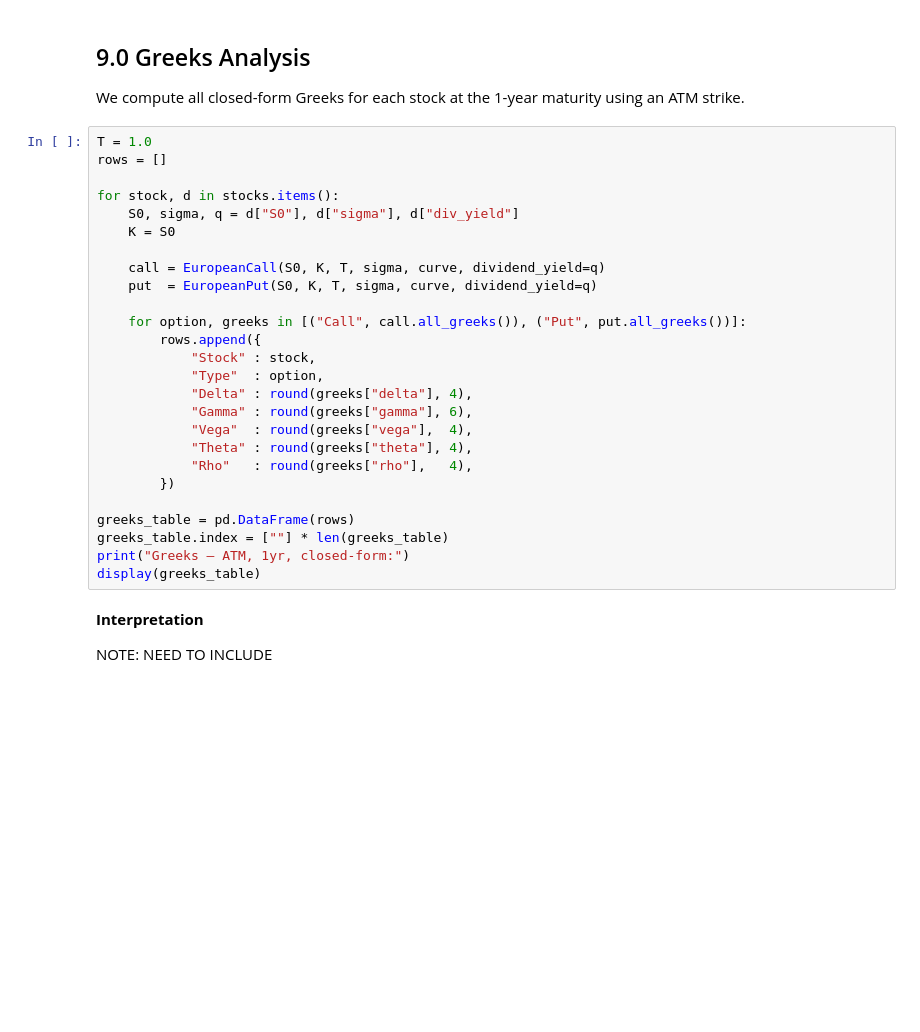
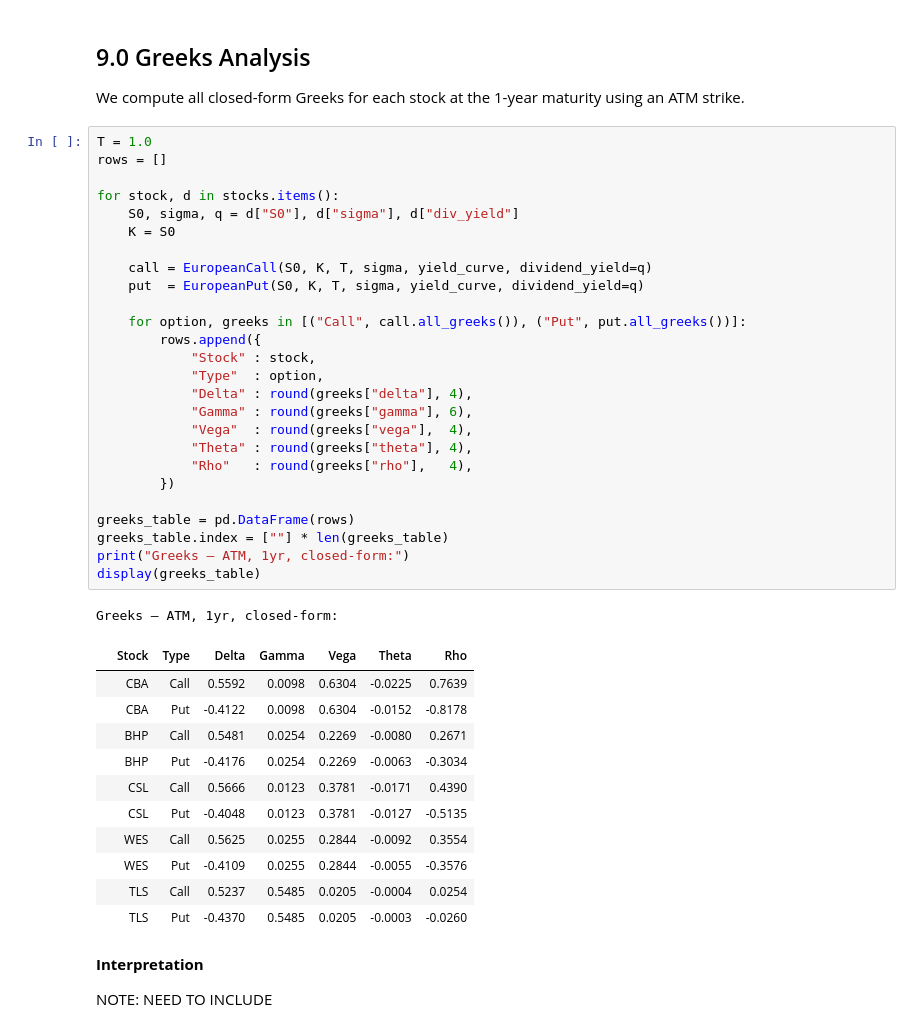
Before and after one commit to indigohill/FINM3422_A3_T7_G1_DP, a Jupyter notebook: notebooks/derivatives_exploration.ipynb, the cells around one changed output. Saved outputs shown, nothing was run; the diff lists cells and outputs as text; blank space fills up the shorter version.

```diff
--- a/notebooks/derivatives_exploration.ipynb
+++ b/notebooks/derivatives_exploration.ipynb
@@ -324,29 +392,42 @@ We compute all closed-form Greeks for each stock at the 1-year maturity using an
 # %%
 T = 1.0
 rows = []
 
 for stock, d in stocks.items():
     S0, sigma, q = d["S0"], d["sigma"], d["div_yield"]
     K = S0
 
-    call = EuropeanCall(S0, K, T, sigma, curve, dividend_yield=q)
-    put  = EuropeanPut(S0, K, T, sigma, curve, dividend_yield=q)
+    call = EuropeanCall(S0, K, T, sigma, yield_curve, dividend_yield=q)
+    put  = EuropeanPut(S0, K, T, sigma, yield_curve, dividend_yield=q)
 
     for option, greeks in [("Call", call.all_greeks()), ("Put", put.all_greeks())]:
         rows.append({
             "Stock" : stock,
             "Type"  : option,
             "Delta" : round(greeks["delta"], 4),
             "Gamma" : round(greeks["gamma"], 6),
             "Vega"  : round(greeks["vega"],  4),
             "Theta" : round(greeks["theta"], 4),
             "Rho"   : round(greeks["rho"],   4),
         })
 
 greeks_table = pd.DataFrame(rows)
 greeks_table.index = [""] * len(greeks_table)
 print("Greeks — ATM, 1yr, closed-form:")
 display(greeks_table)
+# %% [output]
+Greeks — ATM, 1yr, closed-form:
+|  | Stock | Type | Delta | Gamma | Vega | Theta | Rho |
+|  | CBA | Call | 0.5592 | 0.0098 | 0.6304 | -0.0225 | 0.7639 |
+|  | CBA | Put | -0.4122 | 0.0098 | 0.6304 | -0.0152 | -0.8178 |
+|  | BHP | Call | 0.5481 | 0.0254 | 0.2269 | -0.0080 | 0.2671 |
+|  | BHP | Put | -0.4176 | 0.0254 | 0.2269 | -0.0063 | -0.3034 |
+|  | CSL | Call | 0.5666 | 0.0123 | 0.3781 | -0.0171 | 0.4390 |
+|  | CSL | Put | -0.4048 | 0.0123 | 0.3781 | -0.0127 | -0.5135 |
+|  | WES | Call | 0.5625 | 0.0255 | 0.2844 | -0.0092 | 0.3554 |
+|  | WES | Put | -0.4109 | 0.0255 | 0.2844 | -0.0055 | -0.3576 |
+|  | TLS | Call | 0.5237 | 0.5485 | 0.0205 | -0.0004 | 0.0254 |
+|  | TLS | Put | -0.4370 | 0.5485 | 0.0205 | -0.0003 | -0.0260 |
 # %% [markdown]
 __Interpretation__
 
```
Also changed, not shown: parts of 10 cells of this notebook.
